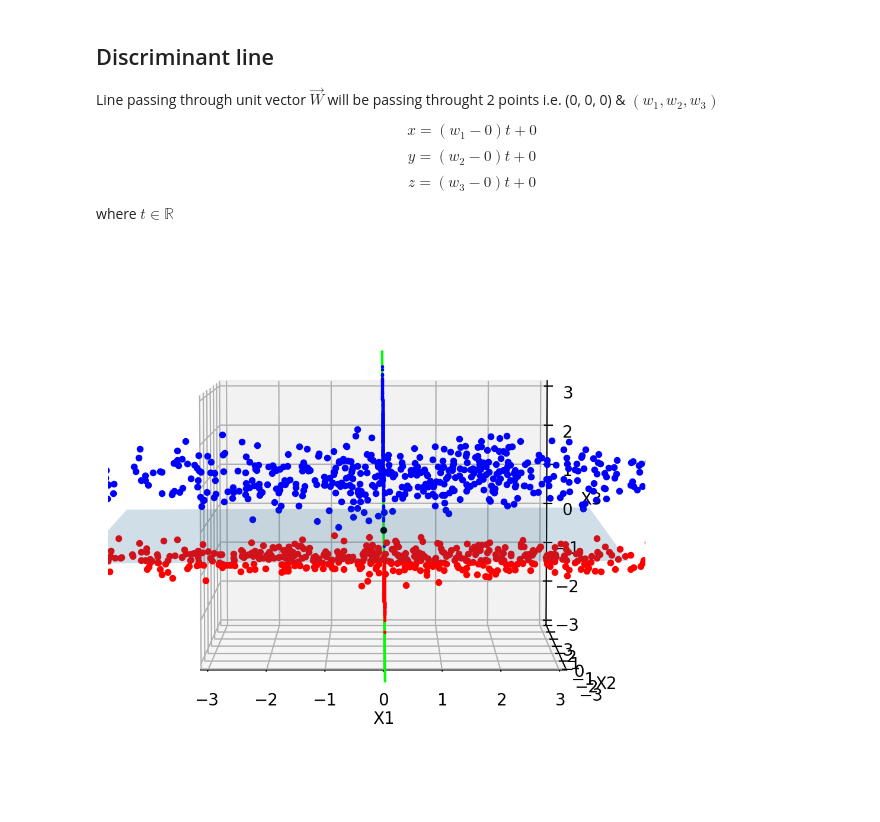
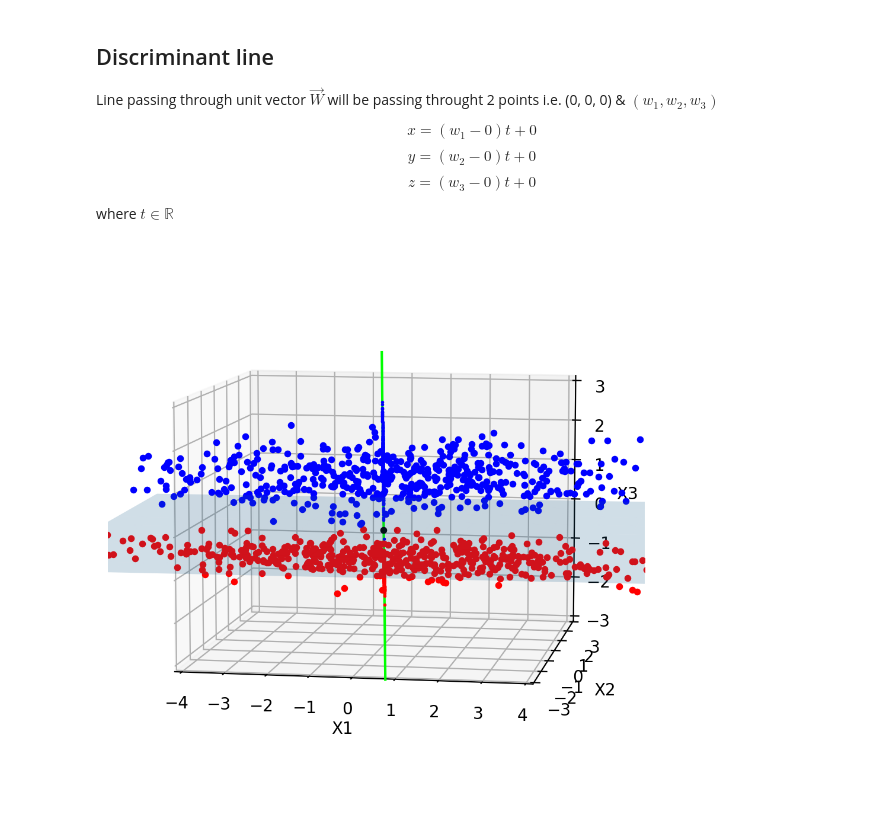
Before and after one commit to CyberKnight1803/ML_Assignment, a Jupyter notebook: fisher/Fisher's Linear Discriminant.ipynb, the cells around one changed output. Cells and saved outputs as stored; diff of their text form; code cells hidden in the pictures.

```diff
--- a/fisher/Fisher's Linear Discriminant.ipynb
+++ b/fisher/Fisher's Linear Discriminant.ipynb
@@ -263,37 +267,37 @@ y = W[1] * np.linspace(-4, 4, 100)
 z = W[2] * np.linspace(-4, 4, 100)
 ax.plot(x, y, z, color = 'lime')
 
 
 # Projections
 W_r = W.reshape(1, -1)
 X_pn = np.dot(W_r, X_pos.T) / np.linalg.norm(X_pos)
-X_pn = X_pn.T * W * 1e2 * 1.3# Expanded      // Scaled up
+X_pn = X_pn.T * W * 1e2   # Scaled up to show properly in the plot
 
 X_nn = np.dot(W_r, X_neg.T) / np.linalg.norm(X_neg)
-X_nn = X_nn.T * W * 1e2 * 1.3 # Expanded    // Scaled up
+X_nn = X_nn.T * W * 1e2  # Scaled up to show properly in th plot
 
 ax.scatter(X_pn[:, 0], X_pn[:, 1], X_pn[:, 2], s=1, color=[1, 0, 0], depthshade=False)
 ax.scatter(X_nn[:, 0], X_nn[:, 1], X_nn[:, 2], s=1, color=[0, 0, 1], depthshade=False)
 
 X_t = W * threshold
 ax.scatter(X_t[0], X_t[1], X_t[2], s = 10, color = 'black', depthshade = False)
 
 
-x, y = np.meshgrid(range(-5, 5), range(-5, 5))
 
-
+# Equation of discriminant plane where unit vecotr W is normal vector
+x, y = np.meshgrid(range(-7, 8), range(-5, 5))
 z = W[2] * X_t[2] - (W[0] * (x - X_t[0]) + W[1] * (y - X_t[1]))
 z = z / W[2]
 
 ax.plot_surface(x, y, z, alpha = 0.2)
 
-ax.set_xlim(-3, 3)
+ax.set_xlim(-4, 4)
 ax.set_ylim(-3, 3)
 ax.set_zlim(-3, 3)
 
 
-ax.view_init(5, -90)
+ax.view_init(8, -80)
 
 plt.show()
 # %% [output]
-[figure, old version]
+[figure, new version]
```
Also changed, not shown: parts of 1 cell of this notebook.
